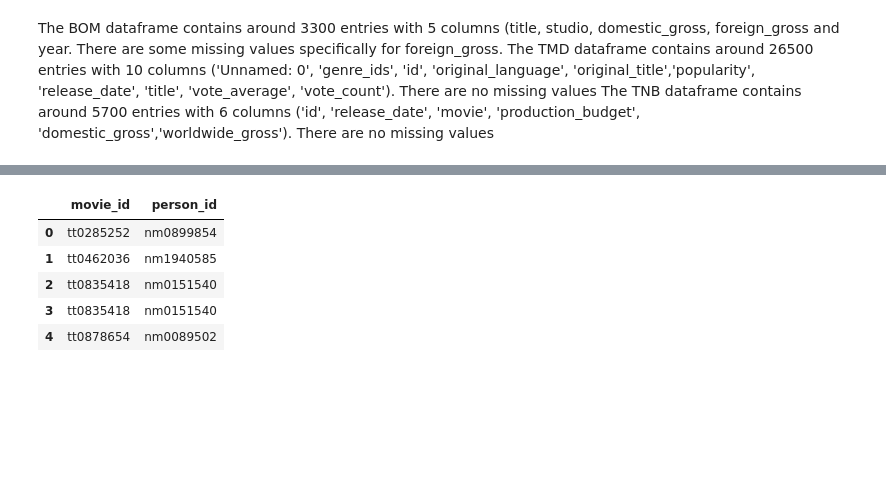
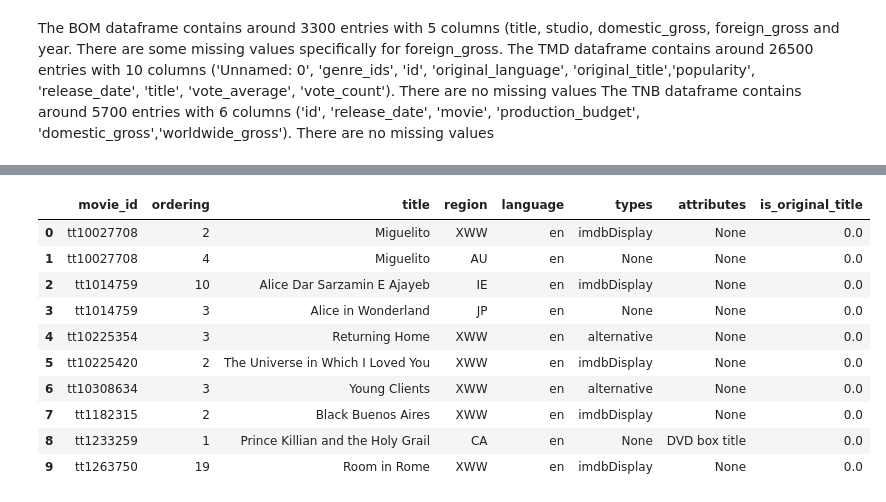
Before and after one commit to Julez89/dsc-phase-1-project-v2-4, a Jupyter notebook: student.ipynb, the cells around one changed output, grey strips where cells are left out. Cells and saved outputs as stored; diff of their text form; code cells hidden in the pictures; blank space fills up the shorter version.

```diff
--- a/student.ipynb
+++ b/student.ipynb
@@ -188,14 +127,20 @@ q
 # %%
-q1 = q = pd.read_sql("""
+q3 = pd.read_sql("""
 SELECT *
-FROM directors
-LIMIT 5
+FROM movie_akas
+WHERE language = "en"
+LIMIT 10
 """, con)
-q
+q3
 # %% [output]
-|  | movie_id | person_id |
-| 0 | tt0285252 | nm0899854 |
-| 1 | tt0462036 | nm1940585 |
-| 2 | tt0835418 | nm0151540 |
-| 3 | tt0835418 | nm0151540 |
-| 4 | tt0878654 | nm0089502 |
+|  | movie_id | ordering | title | region | language | types | attributes | is_original_title |
+| 0 | tt10027708 | 2 | Miguelito | XWW | en | imdbDisplay | None | 0.0 |
+| 1 | tt10027708 | 4 | Miguelito | AU | en | None | None | 0.0 |
+| 2 | tt1014759 | 10 | Alice Dar Sarzamin E Ajayeb | IE | en | imdbDisplay | None | 0.0 |
+| 3 | tt1014759 | 3 | Alice in Wonderland | JP | en | None | None | 0.0 |
+| 4 | tt10225354 | 3 | Returning Home | XWW | en | alternative | None | 0.0 |
+| 5 | tt10225420 | 2 | The Universe in Which I Loved You | XWW | en | imdbDisplay | None | 0.0 |
+| 6 | tt10308634 | 3 | Young Clients | XWW | en | alternative | None | 0.0 |
+| 7 | tt1182315 | 2 | Black Buenos Aires | XWW | en | imdbDisplay | None | 0.0 |
+| 8 | tt1233259 | 1 | Prince Killian and the Holy Grail | CA | en | None | DVD box title | 0.0 |
+| 9 | tt1263750 | 19 | Room in Rome | XWW | en | imdbDisplay | None | 0.0 |
```
Also changed, not shown: parts of 28 cells of this notebook.
